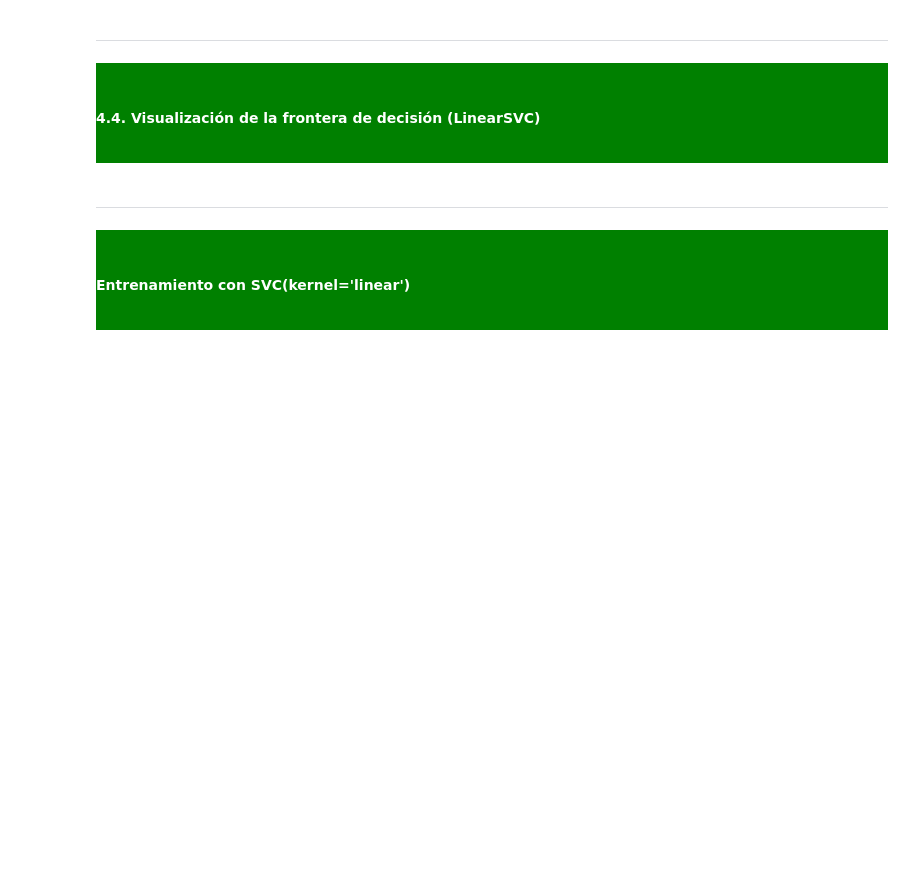
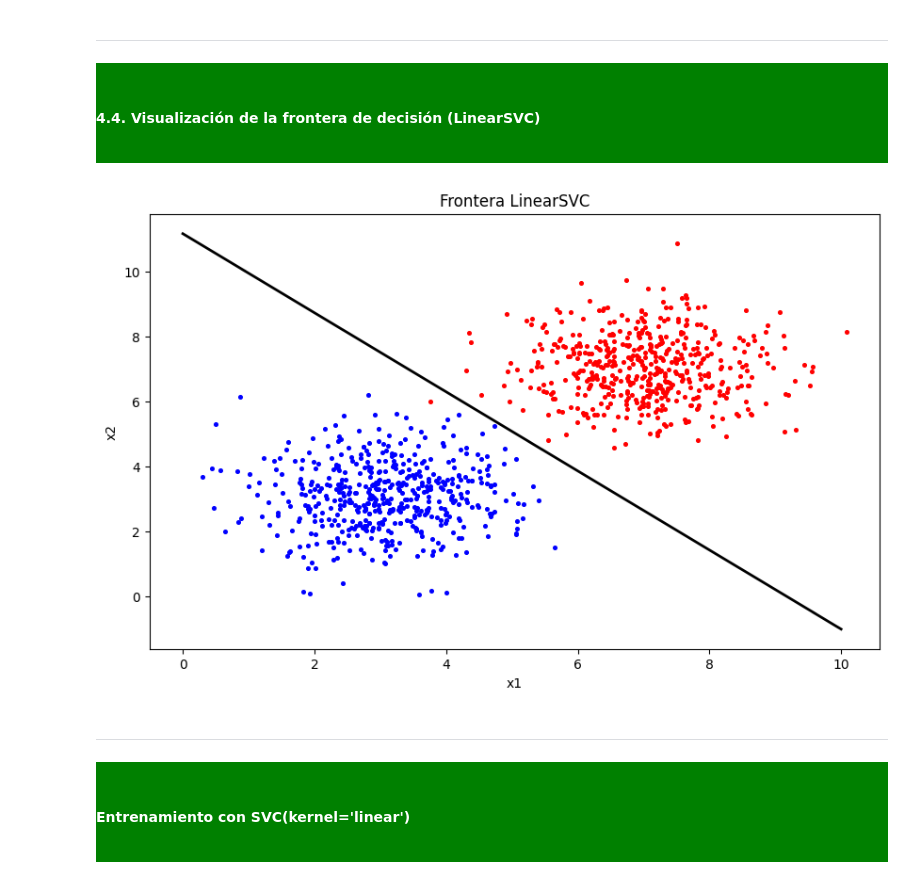
Before and after one commit to Ciclo-Especializacion-IA-y-BigData/prog-ia-ut03-svm-angel_daniela, a Jupyter notebook: 2.5.Supervised-SVMs.ipynb, the cells around one changed output. Saved outputs shown, nothing was run; the diff lists cells and outputs as text; code cells hidden in the pictures; blank space fills up the shorter version.

```diff
--- a/2.5.Supervised-SVMs.ipynb
+++ b/2.5.Supervised-SVMs.ipynb
@@ -726,7 +779,7 @@ y = d[:, 2:]   # etiquetas
 
 # COMPLETAR: hacer un split del 20% para test
 X_train, X_test, y_train, y_test = train_test_split(
-    _______, _______, test_size=______
+    X, y, test_size=0.2, random_state=42
 )
 
 X_train.shape, X_test.shape, y_train.shape, y_test.shape
@@ -743,8 +798,8 @@ X_train.shape, X_test.shape, y_train.shape, y_test.shape
 # %%
 # Crear el modelo Linear SVC
 ## COMPLETAR ##
-model = _______
+model = LinearSVC()
 # %%
 # ENTRENAR EL MODELO
 ## COMPLETAR ##
-model.fit(_______, _______.ravel())
+model.fit(X_train, y_train.ravel())
@@ -765,20 +824,22 @@ acc_linear
 # %%
 plt.figure(figsize=(10,6))
 plt.scatter(d1[:,0], d1[:,1], c='red', s=7)
 plt.scatter(d2[:,0], d2[:,1], c='blue', s=7)
 
 # Parámetros del hiperplano
 w = model.coef_[0]            # vector normal del hiperplano
 a = -w[0] / w[1]              # pendiente
 
 xx = np.linspace(0, 10)
-yy = a * xx - (model.intercept_[0]) / _______     # COMPLETAR
+yy = a * xx - (model.intercept_[0]) / w[1]     # COMPLETAR
 
 plt.plot(xx, yy, "k-", linewidth=2)
 plt.xlabel("x1")
 plt.ylabel("x2")
 plt.title("Frontera LinearSVC")
 plt.show()
+# %% [output]
+[figure, added]
 # %% [markdown]
 ---
 
```
Also changed, not shown: parts of 64 cells of this notebook.
